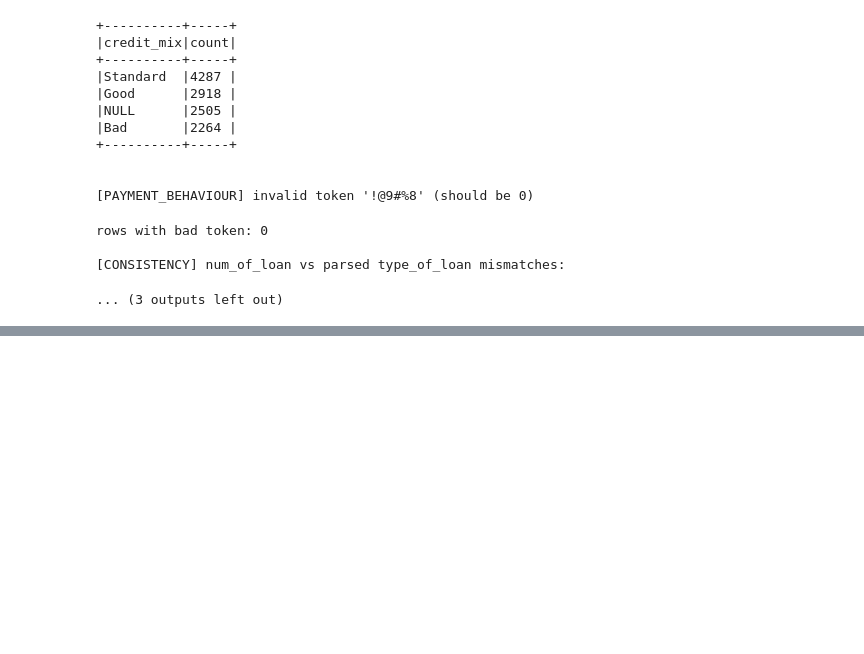
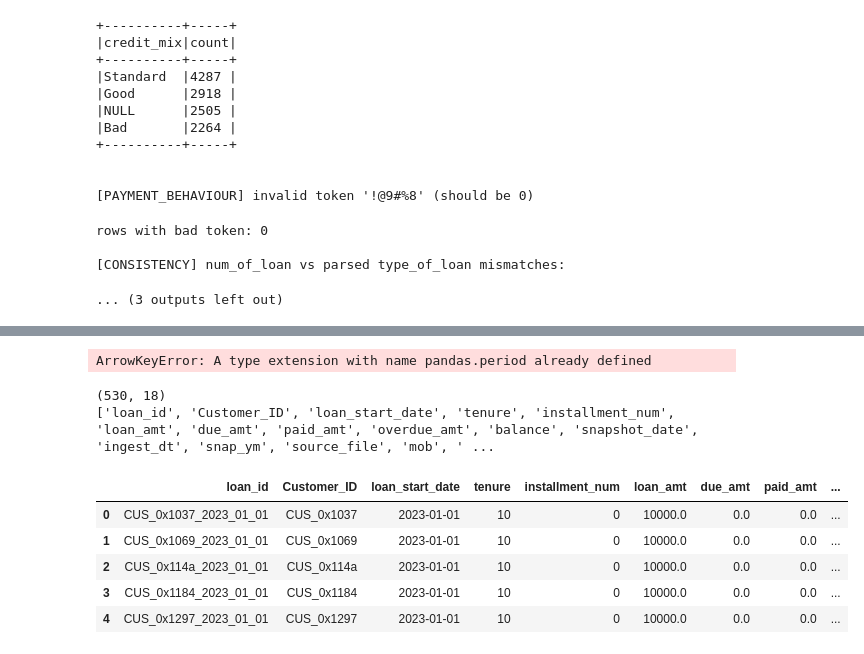
Before and after one commit to govanzz/MLE, a Jupyter notebook: Assignment_1/Sanity check.ipynb, the cells around one changed output, grey strips where cells are left out. Saved outputs shown, nothing was run; the diff lists cells and outputs as text; code cells hidden in the pictures; blank space fills up the shorter version.

```diff
--- a/Assignment_1/Sanity check.ipynb
+++ b/Assignment_1/Sanity check.ipynb
@@ -826,0 +772,28 @@ mismatch rows: 0
+# %%
+import pandas as pd
+
+# Example path (adjust to your actual directory)
+path = "datamart/silver/loan_daily/silver_loan_daily_2023_01_01.parquet"
+
+df = pd.read_parquet(path)
+print(df.shape)
+print(df.columns)
+df.head(5)
+# %% [output]
+ArrowKeyError: A type extension with name pandas.period already defined
+# %%
+import pandas as pd
+path = "datamart/silver/loan_daily/silver_loan_daily_2023_01_01.parquet"
+df = pd.read_parquet(path, engine="fastparquet")
+print(df.shape)
+print(df.columns.tolist())
+df.head()
+# %% [output]
+(530, 18)
+['loan_id', 'Customer_ID', 'loan_start_date', 'tenure', 'installment_num', 'loan_amt', 'due_amt', 'paid_amt', 'overdue_amt', 'balance', 'snapshot_date', 'ingest_dt', 'snap_ym', 'source_file', 'mob', ' ...
+|  | loan_id | Customer_ID | loan_start_date | tenure | installment_num | loan_amt | due_amt | paid_amt | ... |
+| 0 | CUS_0x1037_2023_01_01 | CUS_0x1037 | 2023-01-01 | 10 | 0 | 10000.0 | 0.0 | 0.0 | ... |
+| 1 | CUS_0x1069_2023_01_01 | CUS_0x1069 | 2023-01-01 | 10 | 0 | 10000.0 | 0.0 | 0.0 | ... |
+| 2 | CUS_0x114a_2023_01_01 | CUS_0x114a | 2023-01-01 | 10 | 0 | 10000.0 | 0.0 | 0.0 | ... |
+| 3 | CUS_0x1184_2023_01_01 | CUS_0x1184 | 2023-01-01 | 10 | 0 | 10000.0 | 0.0 | 0.0 | ... |
+| 4 | CUS_0x1297_2023_01_01 | CUS_0x1297 | 2023-01-01 | 10 | 0 | 10000.0 | 0.0 | 0.0 | ... |
```
Also changed, not shown: parts of 14 cells of this notebook, 4 other files.
